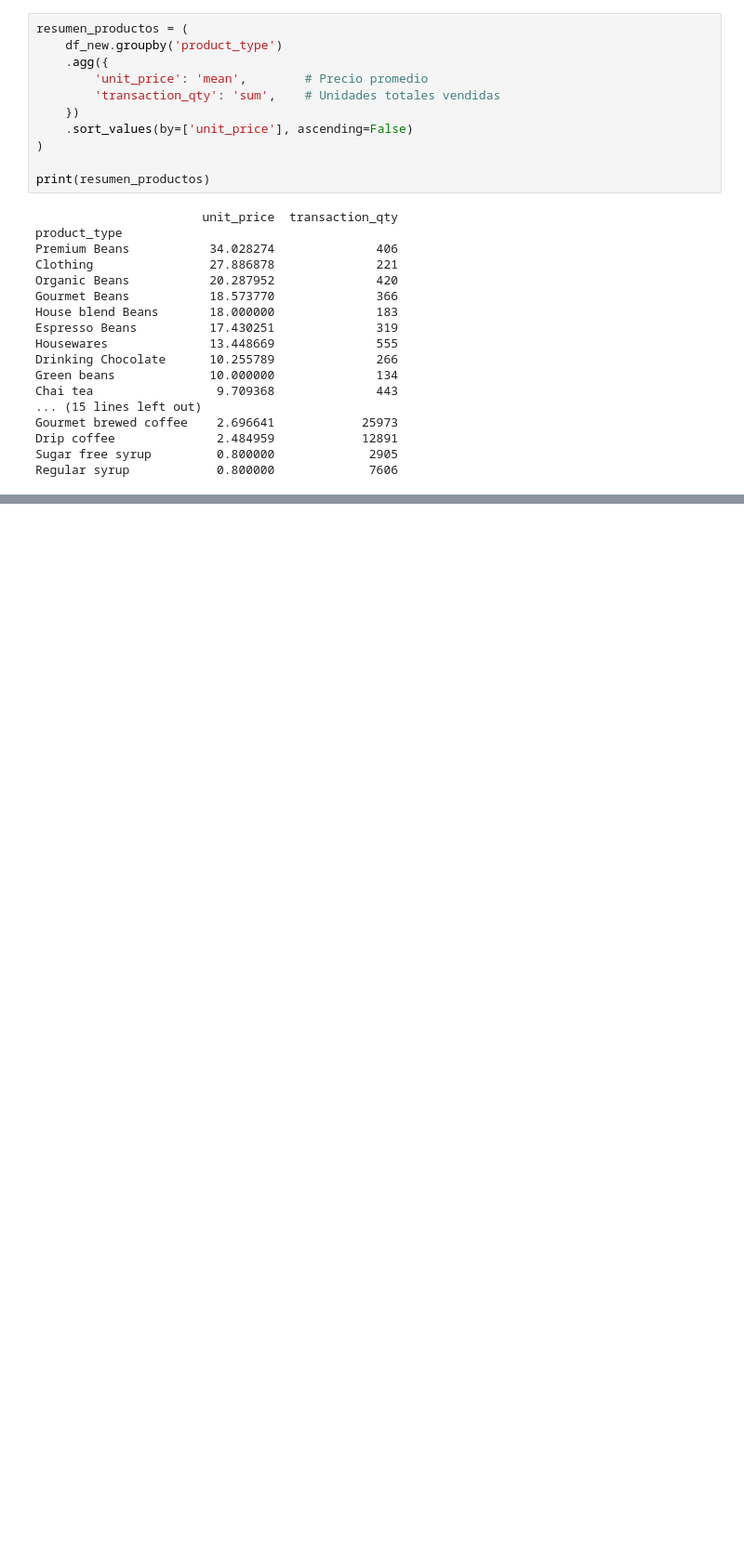
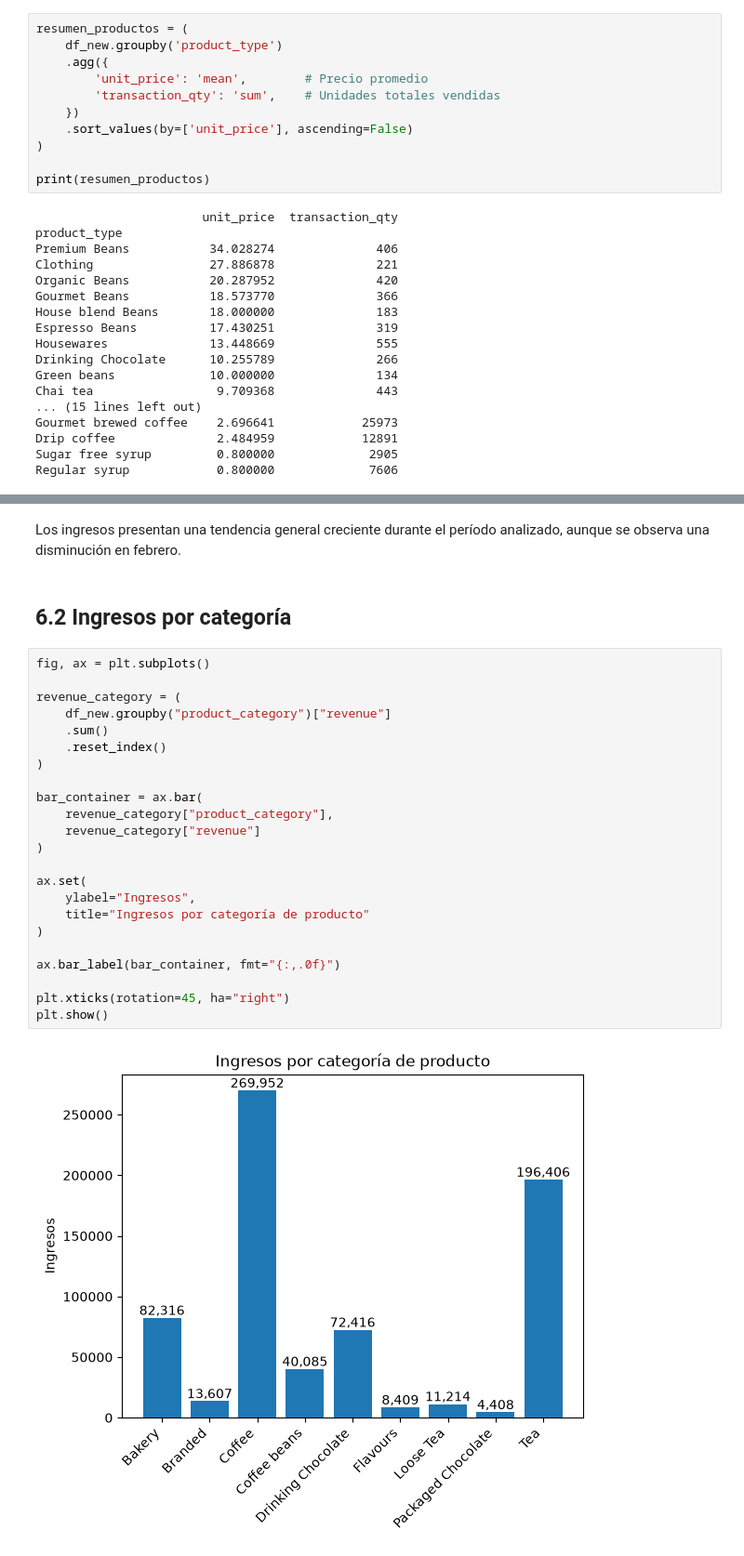
Before and after one commit to juniorleyer1/coffee-shop-sales-analysis, a Jupyter notebook: notebooks/coffee-shop-sales-analysis.ipynb, the cells around one changed output, grey strips where cells are left out. Shown at 93% size. Drawn from its saved outputs; the diff is of its cells as text; blank space fills up the shorter version.

```diff
--- a/notebooks/coffee-shop-sales-analysis.ipynb
+++ b/notebooks/coffee-shop-sales-analysis.ipynb
@@ -735,0 +791,29 @@ np.float64(-0.5867932490454765)
+# %% [markdown]
+Los ingresos presentan una tendencia general creciente durante el período analizado, aunque se observa una disminución en febrero.
+# %% [markdown]
+## 6.2 Ingresos por categoría
+# %%
+fig, ax = plt.subplots()
+
+revenue_category = (
+    df_new.groupby("product_category")["revenue"]
+    .sum()
+    .reset_index()
+)
+
+bar_container = ax.bar(
+    revenue_category["product_category"],
+    revenue_category["revenue"]
+)
+
+ax.set(
+    ylabel="Ingresos",
+    title="Ingresos por categoría de producto"
+)
+
+ax.bar_label(bar_container, fmt="{:,.0f}")
+
+plt.xticks(rotation=45, ha="right")
+plt.show()
+# %% [output]
+[figure, added]
```
Also changed, not shown: parts of 119 cells of this notebook, 8 other files.
